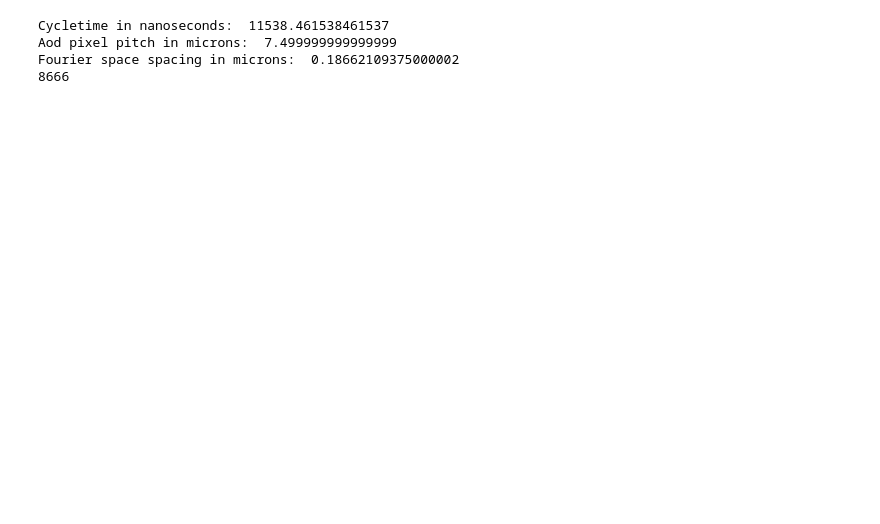
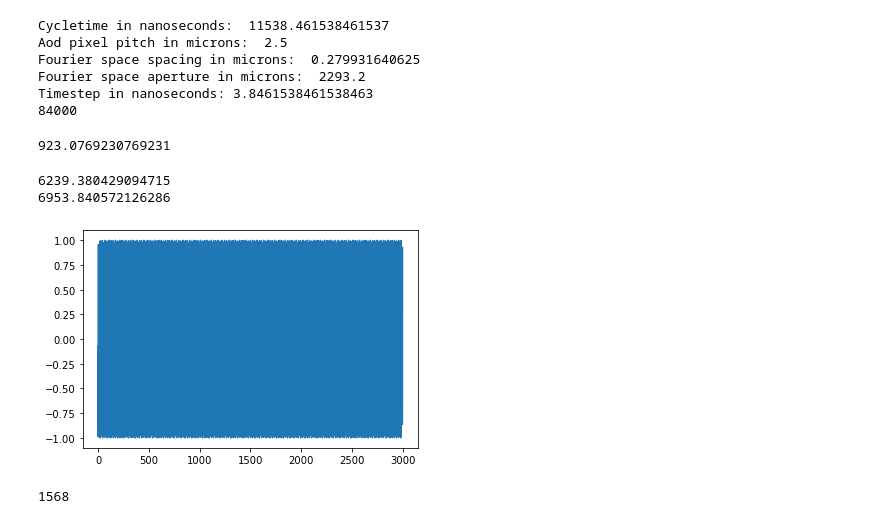
Before and after one commit to nsong03/Ultracold-Research, a Jupyter notebook: TweezerOptimization/AWGwaveformoptimization.ipynb, the cells around one changed output. Cells and saved outputs as stored; diff of their text form; code cells hidden in the pictures; blank space fills up the shorter version.

```diff
--- a/TweezerOptimization/AWGwaveformoptimization.ipynb
+++ b/TweezerOptimization/AWGwaveformoptimization.ipynb
@@ -36,7 +40,7 @@ except ImportError:
     print("cupy not installed. Using numpy.")
 # %%
 ## Global Variables
-# Hardware-defined Constants
+# Hardware-defined Constants. Note that all explicit variable values are in position (m), frequency (1/m), or time (s). Conversions are done explicitly to relevant time/distance scales.
 aodaperture = 7.5e-3 # Aperture size of the AOD
 soundvelocity = 650   # Sound velocity in the medium
 cycletime = aodaperture / soundvelocity  # Time for one cycle of the waveform
@@ -47,32 +51,45 @@ wavelength = 630 * 10**(-9)
 print("Cycletime in nanoseconds: ", cycletime * 1e9)
 
 # Simulation Constants
-numpix_frame = 1000
-numpix_real = 4096
+numpix_frame = 3000
+numpix_real = 4096*2
 pixelsize_real = aodaperture / numpix_frame
 aperturesize_real = numpix_real * pixelsize_real
 aperturesize_fourier = wavelength * focallength / (pixelsize_real)
 pixelsize_fourier = aperturesize_fourier / numpix_real
 print("Aod pixel pitch in microns: ", pixelsize_real*1e6)
 print("Fourier space spacing in microns: ", pixelsize_fourier*10**6)
+print("Fourier space aperture in microns: ", aperturesize_fourier*10**6)
 
 # Adjustable Variables
-movementtime = 100*10**(-6) # Time for the movement of the AOD
-startlocation = 60*10**(-6) # Start location of the AOD in microns. 0 is set to the center of Fourier space.
-endlocation = 260*10**(-6) # End location of the AOD in microns
+movementtime = 300*10**(-6) # Time for the movement of the AOD
+timestep = cycletime / numpix_frame
+print("Timestep in nanoseconds:", timestep * 10**9)
+startlocation = 400*10**(-6) # Start location of the AOD in microns. 0 is set to the center of Fourier space.
+endlocation = 600*10**(-6) # End location of the AOD in microns
+
 
 polynomialbasis = 'Chebyshev'  # Basis for the polynomial fit
 numcoefficients = 100
 
-globalvariables = [aodaperture, soundvelocity, cycletime, focallength, wavelength, numpix_frame, numpix_real, pixelsize_real, aperturesize_real, aperturesize_fourier, pixelsize_fourier, movementtime, startlocation, endlocation, polynomialbasis, numcoefficients]
-aodaperture, soundvelocity, cycletime, focallength, wavelength, numpix_frame, numpix_real, pixelsize_real, aperturesize_real, aperturesize_fourier, pixelsize_fourier, movementtime, startlocation, endlocation, polynomialbasis, numcoefficients = globalvariables
+globalvariables = [aodaperture, soundvelocity, cycletime, focallength, wavelength, numpix_frame, numpix_real, pixelsize_real, aperturesize_real, aperturesize_fourier, pixelsize_fourier, movementtime, timestep, startlocation, endlocation, polynomialbasis, numcoefficients]
+aodaperture, soundvelocity, cycletime, focallength, wavelength, numpix_frame, numpix_real, pixelsize_real, aperturesize_real, aperturesize_fourier, pixelsize_fourier, movementtime, timestep, startlocation, endlocation, polynomialbasis, numcoefficients = globalvariables
 
 ### From the global variables, initialize the AWG waveform
-numpix_waveform = int(movementtime / cycletime * numpix_frame)
+numpix_waveform = int(movementtime / cycletime * numpix_frame) + 2* numpix_frame # Why is there a 2* cycletime here? To add on the initial and final stages of the AOD. We will only change the portion in the movement time and fix the ends.
 AWGwaveform = cp.zeros(numpix_waveform)
 print(len(AWGwaveform))
 # %% [output]
 Cycletime in nanoseconds:  11538.461538461537
-Aod pixel pitch in microns:  7.499999999999999
-Fourier space spacing in microns:  0.18662109375000002
-8666
+Aod pixel pitch in microns:  2.5
+Fourier space spacing in microns:  0.279931640625
+Fourier space aperture in microns:  2293.2
+Timestep in nanoseconds: 3.8461538461538463
+84000
+# %%
+testfrequency = 80e6
+wavelength = soundvelocity / testfrequency
+cycles = aodaperture / wavelength
+cycles
+# %% [output]
+923.0769230769231
@@ -149,0 +406,10 @@ optimized_position, optimized_velocity, optimized_acceleration, optimized_jerk,
+# %%
+optimized_position, optimized_velocity, optimized_acceleration, optimized_jerk, time = initpath_linearramp(globalvariables)
+# optimized_position, optimized_velocity, optimized_acceleration, optimized_jerk, time = initpath_minimizejerk(globalvariables)
+fourierpixels, time = positionstofourier(optimized_position, time, globalvariables)
+expanded_position, expanded_time = expand_position_array(time, fourierpixels, globalvariables)
+
+AWGinitguesscosine = initguess_continuouscosine(AWGwaveform, optimized_position, time, globalvariables)
+# %% [output]
+6239.380429094715
+6953.840572126286
@@ -149,0 +418,27 @@ optimized_position, optimized_velocity, optimized_acceleration, optimized_jerk,
+# %%
+plt.plot(AWGinitguesscosine[0:3000].get())
+def count_periods(cos_wave):
+    # Convert numpy array to cupy array
+    cos_wave_cp = cp.asarray(cos_wave)
+
+    # Calculate autocorrelation
+    autocorr = cp.correlate(cos_wave_cp, cos_wave_cp, mode='full')
+
+    # Find peaks in autocorrelation (excluding the first peak which is the signal itself)
+    peaks = cp.where(cp.diff(cp.sign(cp.diff(autocorr))) == -2)[0] + 1
+
+    # Calculate period as the distance between consecutive peaks
+    if len(peaks) > 1:
+        periods = cp.diff(peaks)
+        num_periods = len(periods)
+    else:
+        num_periods = 0
+
+    return num_periods
+num_periods = count_periods(AWGinitguesscosine[0:3000])
+# %% [output]
+[figure, added]
+# %%
+num_periods
+# %% [output]
+1568
```
Also changed, not shown: parts of 8 cells of this notebook.
